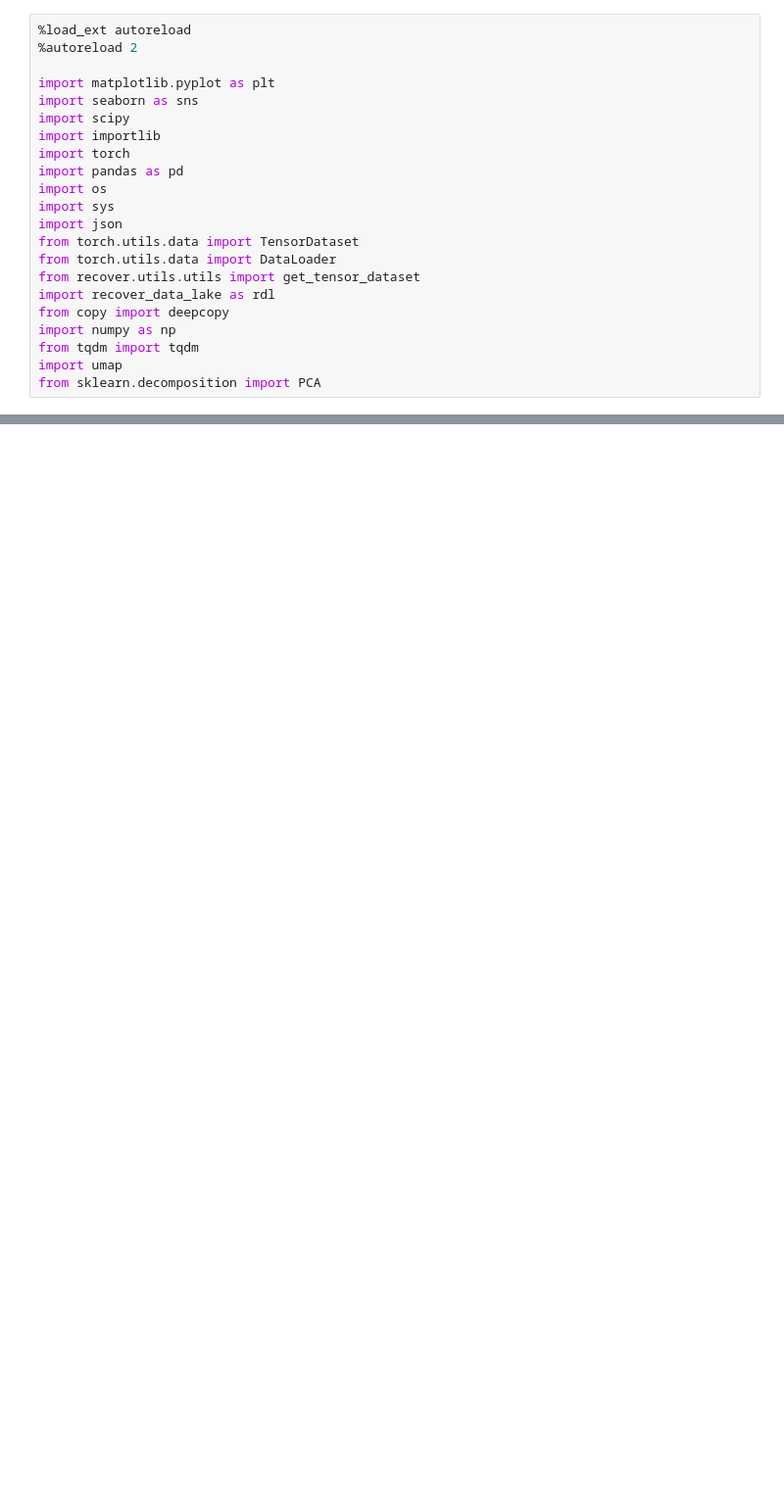
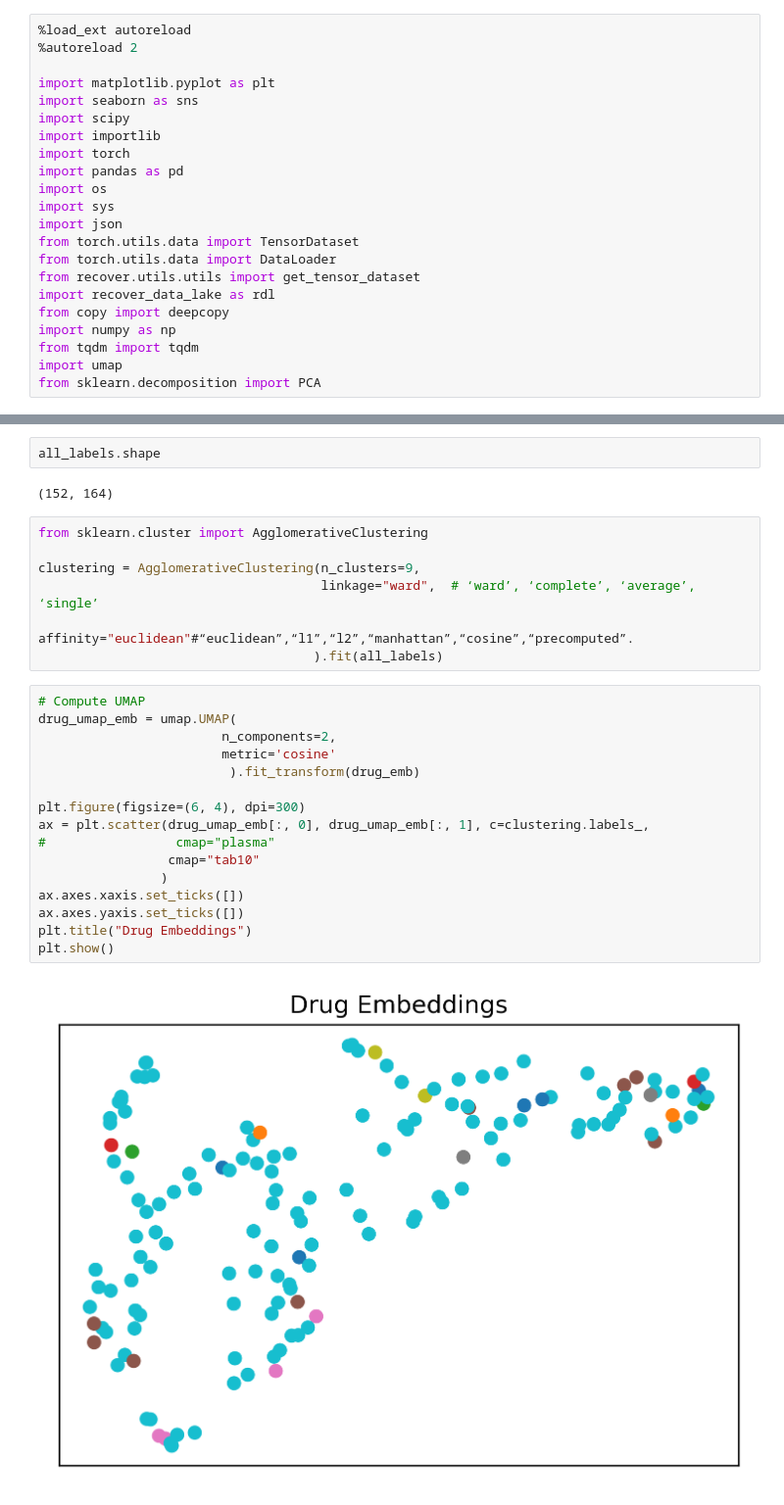
Before and after one commit to RECOVERcoalition/Recover, a Jupyter notebook: recover/notebooks/Analysis_after_round_5.ipynb, the cells around one changed output, grey strips where cells are left out. Shown at 98% size. Saved outputs shown, nothing was run; the diff lists cells and outputs as text; blank space fills up the shorter version.

```diff
--- a/recover/notebooks/Analysis_after_round_5.ipynb
+++ b/recover/notebooks/Analysis_after_round_5.ipynb
@@ -184,0 +203,29 @@ Loaded model from BasicTrainer_0_seed=2_2022-07-25_10-16-450nfcrum8 checkpoint_1
+# %%
+all_labels.shape
+# %% [output]
+(152, 164)
+# %%
+from sklearn.cluster import AgglomerativeClustering
+
+clustering = AgglomerativeClustering(n_clusters=9,
+                                     linkage="ward",  # ‘ward’, ‘complete’, ‘average’, ‘single’
+                                     affinity="euclidean"#“euclidean”,“l1”,“l2”,“manhattan”,“cosine”,“precomputed”.
+                                    ).fit(all_labels)
+# %%
+# Compute UMAP
+drug_umap_emb = umap.UMAP(
+                        n_components=2,
+                        metric='cosine'
+                         ).fit_transform(drug_emb)
+
+plt.figure(figsize=(6, 4), dpi=300)
+ax = plt.scatter(drug_umap_emb[:, 0], drug_umap_emb[:, 1], c=clustering.labels_,
+#                 cmap="plasma"
+                 cmap="tab10"
+                )
+ax.axes.xaxis.set_ticks([])
+ax.axes.yaxis.set_ticks([])
+plt.title("Drug Embeddings")
+plt.show()
+# %% [output]
+[figure, added]
```
Also changed, not shown: parts of 3 cells of this notebook.
